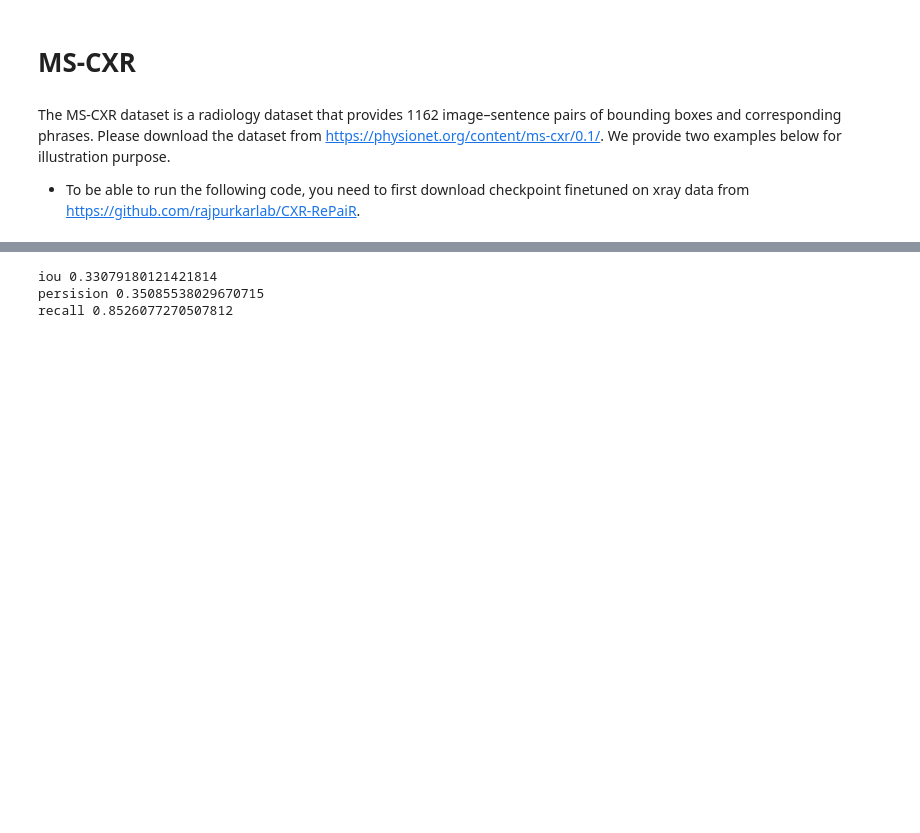
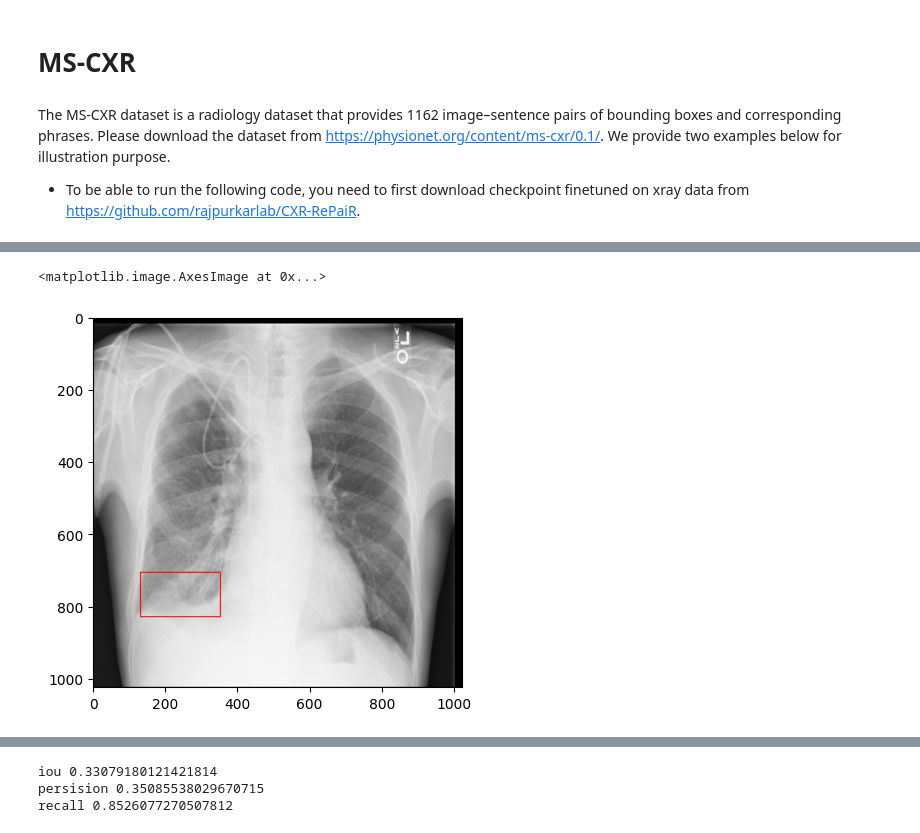
Before and after one commit to sogandzk/CLIP-medical-domain, a Jupyter notebook: src/demo.ipynb, the cells around one changed output, grey strips where cells are left out. Saved outputs shown, nothing was run; the diff lists cells and outputs as text; code cells hidden in the pictures; blank space fills up the shorter version.

```diff
--- a/src/demo.ipynb
+++ b/src/demo.ipynb
@@ -221,0 +179,23 @@ np.array(rotated).shape
+# %%
+image_width, image_height = image.size
+assert image_width == image_height
+
+
+def bbox_to_mask(bbox, W, H):
+    mask = np.zeros((W, H), dtype=np.uint8)
+    x1, x2 = int(bbox[0]), int(bbox[0] + bbox[2])
+    y1, y2 = int(bbox[1]), int(bbox[1] + bbox[3])
+    mask[y1:y2, x1:x2] = 1
+    return mask
+
+mask_bb_numpy = bbox_to_mask(bbox, image_width, image_height)
+mask_bb_image = Image.fromarray(mask_bb_numpy, mode='L')
+rotated_mask_bb_image  = mask_bb_image.rotate(10, expand=True)
+# rotated_mask_bb_resized = rotated_mask_bb_image.resize()
+
+
+plt.imshow(rotated_mask_bb_image, cmap='gray')  # or use cmap='Reds' or 'hot'
+plt.title("Binary Mask")
+plt.axis('off')
+plt.colorbar()
+plt.show()
@@ -221,0 +227,21 @@ np.array(rotated).shape
+# %%
+image = Image.open('../data/images/00007557_026.png').convert('RGB')
+image_width, image_height = image.size
+assert image_width == image_height
+
+def bbox_to_mask(bbox, W, H):
+    mask = np.zeros((W, H), dtype=np.uint8)
+    x1, x2 = int(bbox[0]), int(bbox[0] + bbox[2])
+    y1, y2 = int(bbox[1]), int(bbox[1] + bbox[3])
+    mask[y1:y2, x1:x2] = 1
+    return mask
+
+
+mask = bbox_to_mask(bbox, image_width, image_height)
+contours, _ = cv2.findContours((mask * 255).astype(np.uint8), cv2.RETR_EXTERNAL, cv2.CHAIN_APPROX_SIMPLE)
+image_with_contour = np.array(image).copy()
+cv2.drawContours(image_with_contour, contours, -1, (0, 0, 255), thickness=2)  # Red line (BGR)
+plt.imshow(cv2.cvtColor(image_with_contour, cv2.COLOR_BGR2RGB))
+# %% [output]
+<matplotlib.image.AxesImage at 0x...>
+[figure, added]
```
Also changed, not shown: parts of 13 cells of this notebook, 1 other file.
